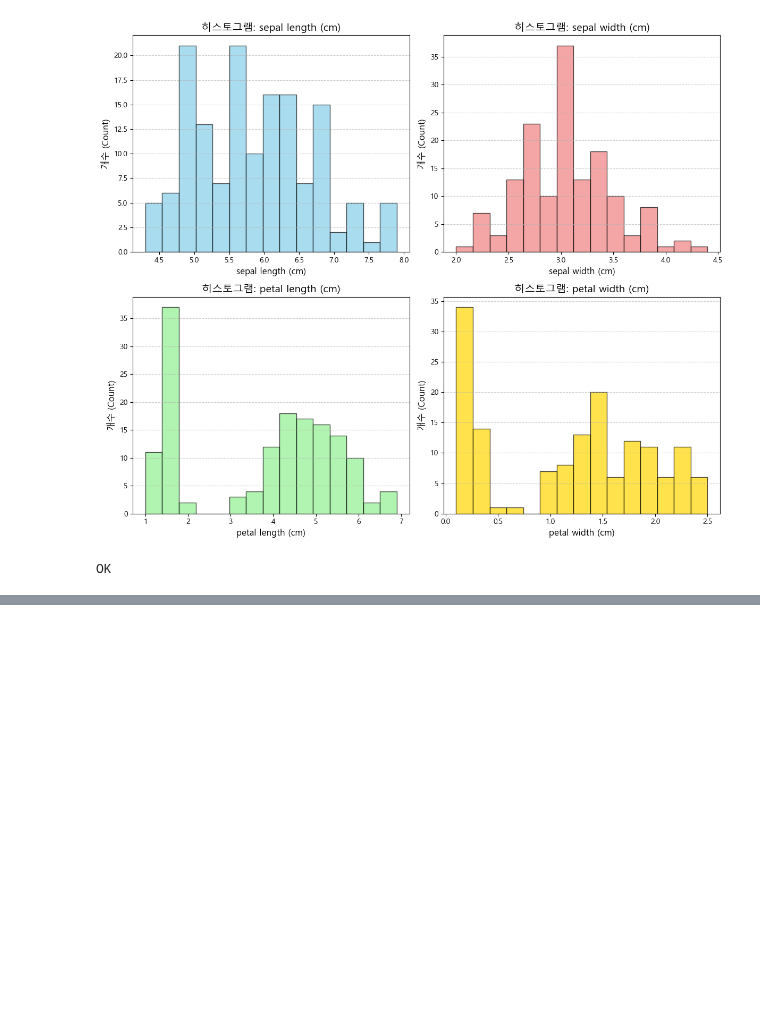
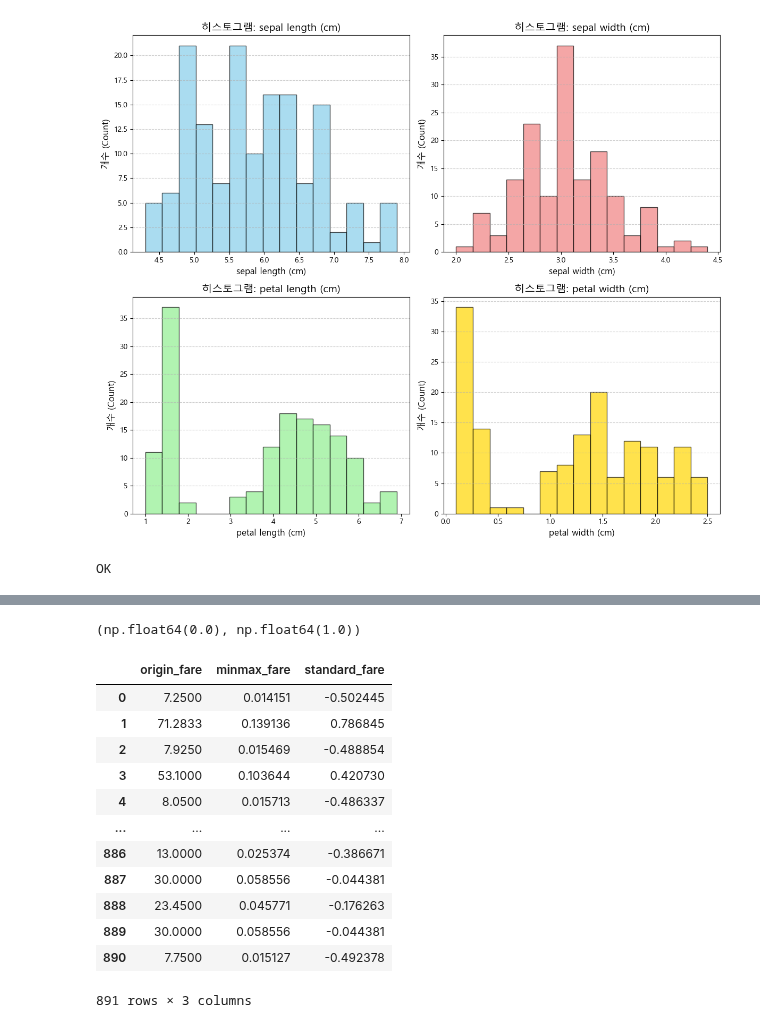
Before and after one commit to cleamm/TIL, a Jupyter notebook: 2025/Python/20250714.ipynb, the cells around one changed output, grey strips where cells are left out. Saved outputs shown, nothing was run; the diff lists cells and outputs as text; code cells hidden in the pictures; blank space fills up the shorter version.

```diff
--- a/2025/Python/20250714.ipynb
+++ b/2025/Python/20250714.ipynb
@@ -545,0 +759,31 @@ Name: count, dtype: int64
+# %%
+fare.min(), fare.max()
+# %% [output]
+(np.float64(0.0), np.float64(1.0))
+# %%
+# 표준화: 분산1, 평균 0으로 만들어주는 작업
+# minmax: 최소 0 최대 1로 만들어주는 작업
+from sklearn.preprocessing import MinMaxScaler, StandardScaler
+mm = MinMaxScaler() # min-max
+std = StandardScaler() # standart(정규화)
+mm_sc = mm.fit_transform(titanic[['Fare']])
+std_sc = std.fit_transform(titanic[['Fare']])
+df = pd.DataFrame(mm_sc, titanic.Fare)
+df['standard_fare'] = std_sc
+df2 = df.reset_index()
+df2.columns = ['origin_fare','minmax_fare', 'standard_fare']
+df2
+# %% [output]
+|  | origin_fare | minmax_fare | standard_fare |
+| 0 | 7.2500 | 0.014151 | -0.502445 |
+| 1 | 71.2833 | 0.139136 | 0.786845 |
+| 2 | 7.9250 | 0.015469 | -0.488854 |
+| 3 | 53.1000 | 0.103644 | 0.420730 |
+| 4 | 8.0500 | 0.015713 | -0.486337 |
+| ... | ... | ... | ... |
+| 886 | 13.0000 | 0.025374 | -0.386671 |
+| 887 | 30.0000 | 0.058556 | -0.044381 |
+| 888 | 23.4500 | 0.045771 | -0.176263 |
+| 889 | 30.0000 | 0.058556 | -0.044381 |
+| 890 | 7.7500 | 0.015127 | -0.492378 |
+891 rows × 3 columns
```
Also changed, not shown: parts of 30 cells of this notebook, 7 other files.
